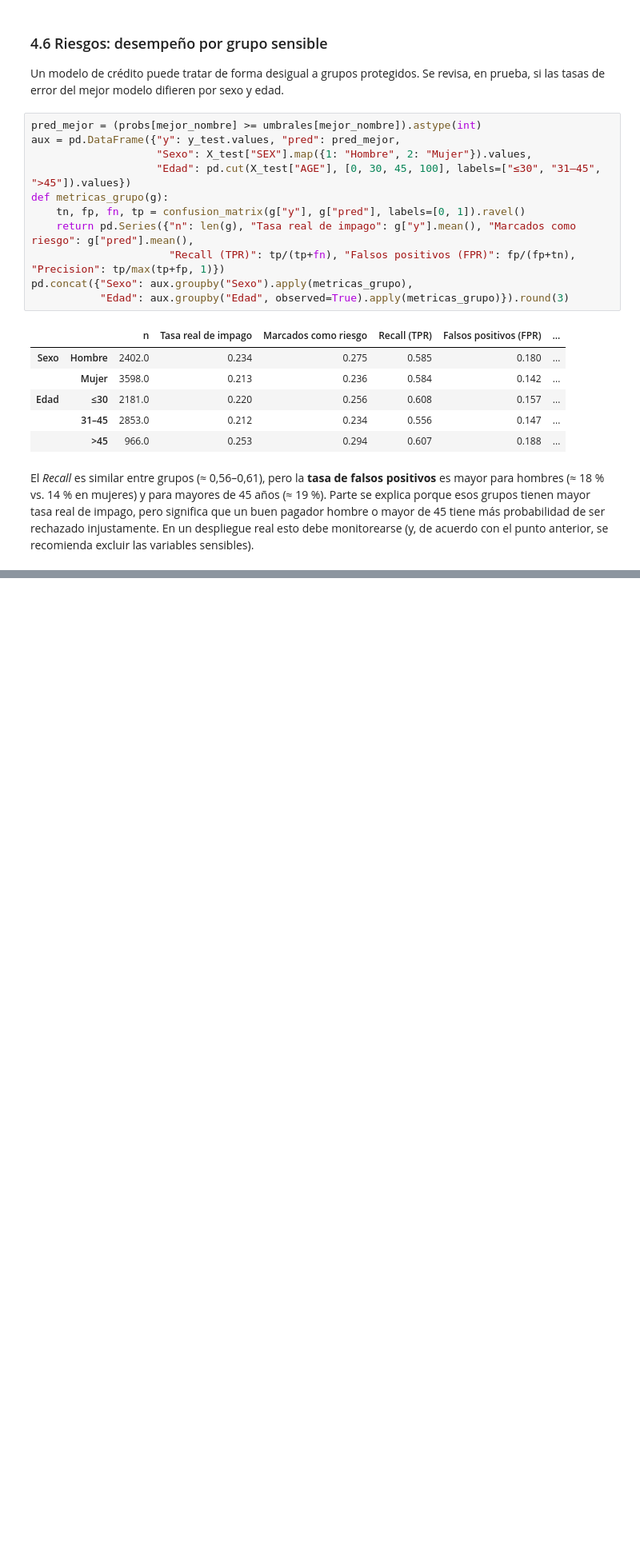
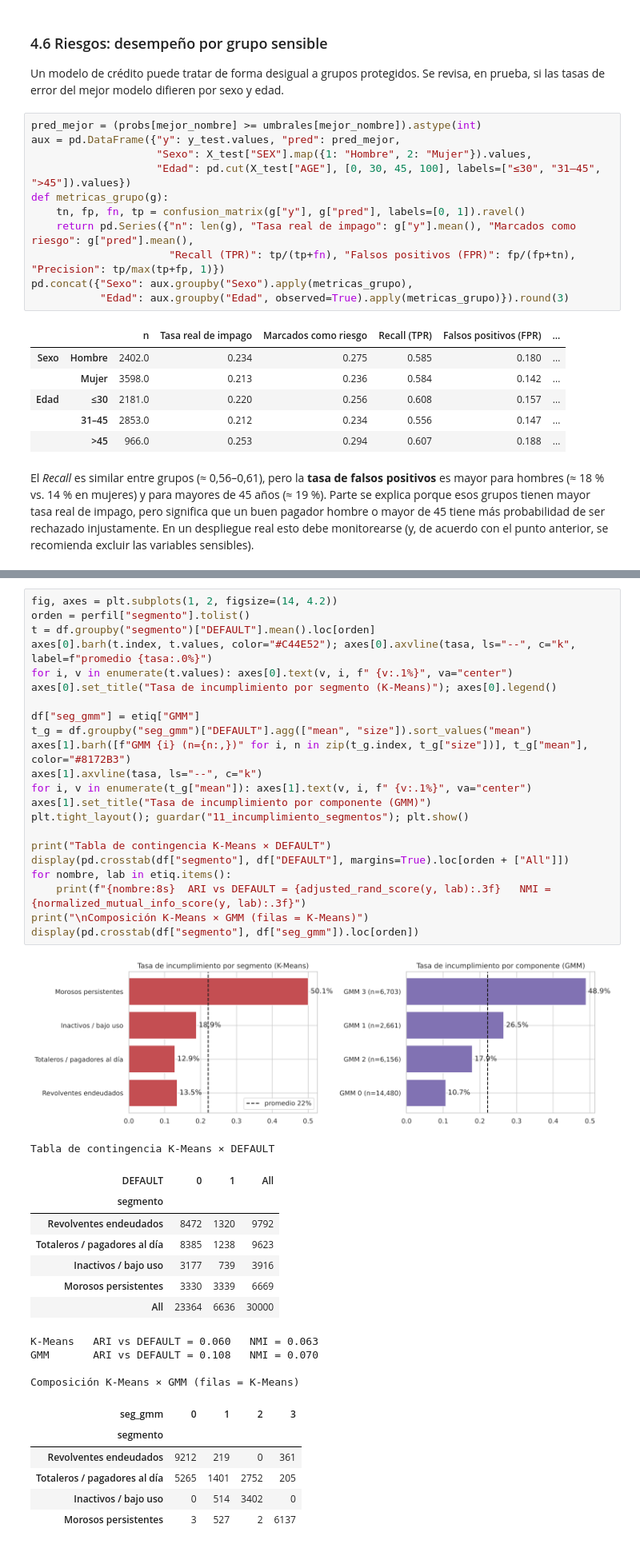
Before and after one commit to JuanRob2024/Analisis-de-datos-2026-2, a Jupyter notebook: evaluacion 4/notebooks/evento4_equipo5_default_credito.ipynb, the cells around one changed output, grey strips where cells are left out. Shown at 80% size. Drawn from its saved outputs; the diff is of its cells as text; blank space fills up the shorter version.

```diff
--- a/evaluacion 4/notebooks/evento4_equipo5_default_credito.ipynb
+++ b/evaluacion 4/notebooks/evento4_equipo5_default_credito.ipynb
@@ -567,0 +753,42 @@ El *Recall* es similar entre grupos (≈ 0,56–0,61), pero la **tasa de falsos
+# %%
+fig, axes = plt.subplots(1, 2, figsize=(14, 4.2))
+orden = perfil["segmento"].tolist()
+t = df.groupby("segmento")["DEFAULT"].mean().loc[orden]
+axes[0].barh(t.index, t.values, color="#C44E52"); axes[0].axvline(tasa, ls="--", c="k", label=f"promedio {tasa:.0%}")
+for i, v in enumerate(t.values): axes[0].text(v, i, f" {v:.1%}", va="center")
+axes[0].set_title("Tasa de incumplimiento por segmento (K-Means)"); axes[0].legend()
+
+df["seg_gmm"] = etiq["GMM"]
+t_g = df.groupby("seg_gmm")["DEFAULT"].agg(["mean", "size"]).sort_values("mean")
+axes[1].barh([f"GMM {i} (n={n:,})" for i, n in zip(t_g.index, t_g["size"])], t_g["mean"], color="#8172B3")
+axes[1].axvline(tasa, ls="--", c="k")
+for i, v in enumerate(t_g["mean"]): axes[1].text(v, i, f" {v:.1%}", va="center")
+axes[1].set_title("Tasa de incumplimiento por componente (GMM)")
+plt.tight_layout(); guardar("11_incumplimiento_segmentos"); plt.show()
+
+print("Tabla de contingencia K-Means × DEFAULT")
+display(pd.crosstab(df["segmento"], df["DEFAULT"], margins=True).loc[orden + ["All"]])
+for nombre, lab in etiq.items():
+    print(f"{nombre:8s}  ARI vs DEFAULT = {adjusted_rand_score(y, lab):.3f}   NMI = {normalized_mutual_info_score(y, lab):.3f}")
+print("\nComposición K-Means × GMM (filas = K-Means)")
+display(pd.crosstab(df["segmento"], df["seg_gmm"]).loc[orden])
+# %% [output]
+[figure, added]
+Tabla de contingencia K-Means × DEFAULT
+| DEFAULT | 0 | 1 | All |
+| segmento |  |  |  |
+| Revolventes endeudados | 8472 | 1320 | 9792 |
+| Totaleros / pagadores al día | 8385 | 1238 | 9623 |
+| Inactivos / bajo uso | 3177 | 739 | 3916 |
+| Morosos persistentes | 3330 | 3339 | 6669 |
+| All | 23364 | 6636 | 30000 |
+K-Means   ARI vs DEFAULT = 0.060   NMI = 0.063
+GMM       ARI vs DEFAULT = 0.108   NMI = 0.070
+
+Composición K-Means × GMM (filas = K-Means)
+| seg_gmm | 0 | 1 | 2 | 3 |
+| segmento |  |  |  |  |
+| Revolventes endeudados | 9212 | 219 | 0 | 361 |
+| Totaleros / pagadores al día | 5265 | 1401 | 2752 | 205 |
+| Inactivos / bajo uso | 0 | 514 | 3402 | 0 |
+| Morosos persistentes | 3 | 527 | 2 | 6137 |
```
Also changed, not shown: parts of 15 cells of this notebook, 3 other files.
